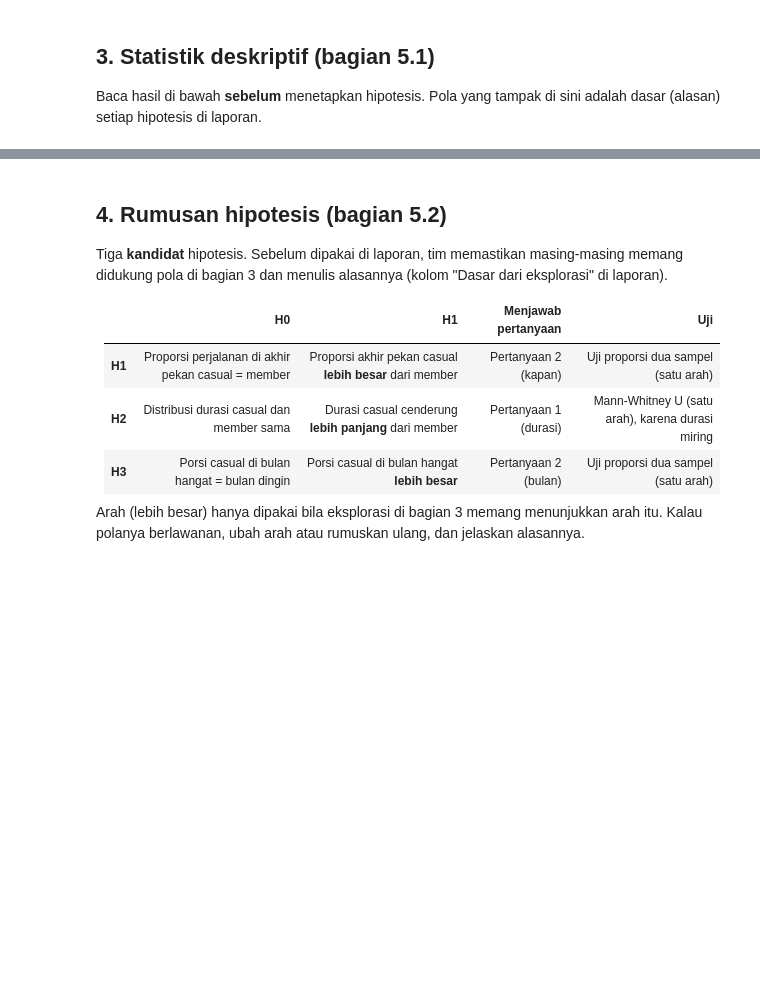
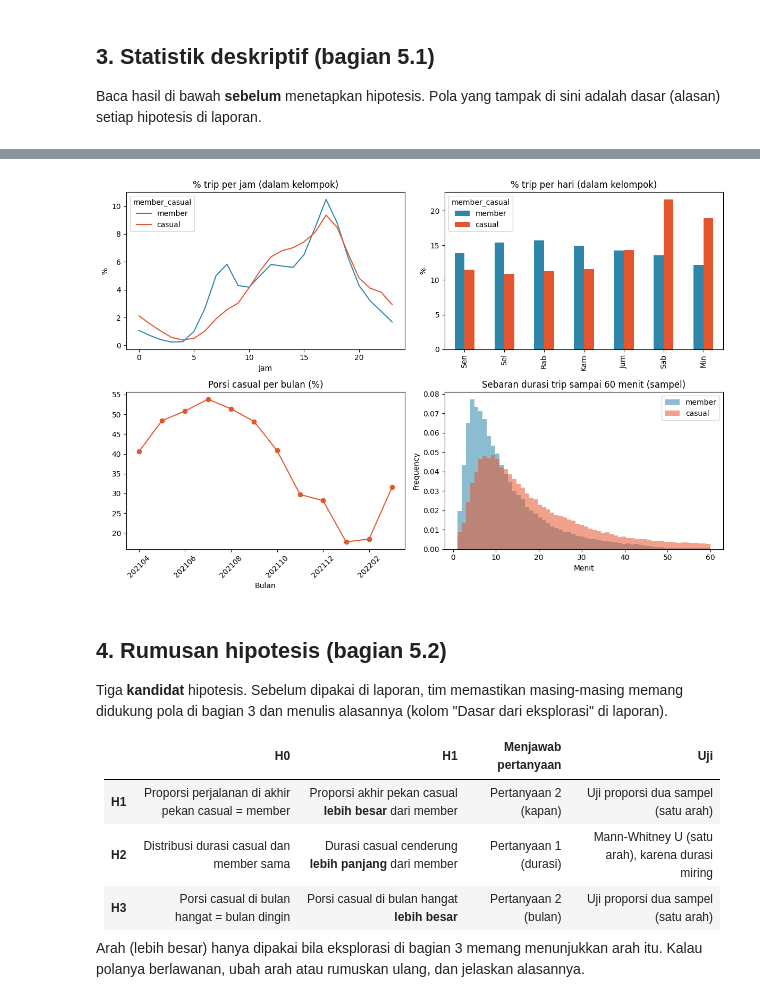
Before and after one commit to erenorren/cyclistic-pipeline, a Jupyter notebook: cyclistic_hipotesis.ipynb, the cells around one changed output, grey strips where cells are left out. Drawn from its saved outputs; the diff is of its cells as text; code cells hidden in the pictures; blank space fills up the shorter version.

```diff
--- a/cyclistic_hipotesis.ipynb
+++ b/cyclistic_hipotesis.ipynb
@@ -33,6 +33,10 @@ WEEKEND_DOW = [5, 6]           # 5 = Sabtu, 6 = Minggu (H1)
 BOOT_SAMPLE = 200_000
 BOOT_REPS = 500
 
+# Zona waktu: Silver menyimpan started_at dalam UTC, sedangkan data Divvy aslinya waktu lokal Chicago.
+SILVER_TZ = "UTC"              # zona waktu penyimpanan started_at di Silver. Isi None bila sudah waktu lokal
+LOCAL_TZ = "America/Chicago"   # zona waktu asli data Divvy
+
 SAMPLE_FRAC = None             # isi 0.2 untuk uji coba cepat
 # %% [markdown]
 ## 2. Memuat data
@@ -68,6 +72,8 @@ df = raw.loc[~flagged].copy()
 print(f"Dikeluarkan (false start / lebih dari 24 jam): {flagged.sum():,} | dipakai: {len(df):,}")
 
 df["started_at"] = pd.to_datetime(df["started_at"])
+if SILVER_TZ:   # ubah UTC -> waktu lokal Chicago sebelum menurunkan jam, hari, dan bulan
+    df["started_at"] = df["started_at"].dt.tz_localize(SILVER_TZ).dt.tz_convert(LOCAL_TZ).dt.tz_localize(None)
 df["dow"] = df["started_at"].dt.dayofweek.astype("int8")
 df["hour"] = df["started_at"].dt.hour.astype("int8")
 df["month"] = df["started_at"].dt.month.astype("int8")
@@ -81,4 +87,11 @@ if SAMPLE_FRAC:
     df = df.sample(frac=SAMPLE_FRAC, random_state=RANDOM_STATE).reset_index(drop=True)
     print("Mode sampel (hanya uji coba):", f"{len(df):,}")
 print("Periode (bulan):", df["year_month"].min(), "sampai", df["year_month"].max())
+
+# Pemeriksaan zona waktu: di Chicago, jam tersibuk member biasanya sekitar jam 16-18 (pulang kerja)
+top_hours = df[df["member_casual"] == "member"]["hour"].value_counts().head(3).index.tolist()
+print("Jam tersibuk member:", top_hours, "(harapan: sekitar 16-18 untuk waktu lokal Chicago)")
+if not set(top_hours) & {16, 17, 18}:
+    print("PERINGATAN: jam puncak tidak sesuai harapan. Periksa pengaturan SILVER_TZ dan LOCAL_TZ.")
+print("Bulan di luar April 2021 - Maret 2022:", df.loc[~df["year_month"].between(202104, 202203), "year_month"].value_counts().to_dict())
 df.head()
@@ -123,24 +167,26 @@ print("Tabel deskriptif tersimpan di", OUTPUT_DIR)
 # %%
 fig, ax = plt.subplots(2, 2, figsize=(12, 8))
 colors = {"casual": "#E4572E", "member": "#2E86AB"}
 
 hour = df.groupby(["hour", "member_casual"], observed=True).size().unstack(fill_value=0)
 (hour / hour.sum() * 100).plot(ax=ax[0, 0], color=colors, title="% trip per jam (dalam kelompok)", xlabel="Jam", ylabel="%")
 
 day = df.groupby(["dow", "member_casual"], observed=True).size().unstack(fill_value=0)
 (day / day.sum() * 100).set_axis(["Sen", "Sel", "Rab", "Kam", "Jum", "Sab", "Min"]).plot.bar(
     ax=ax[0, 1], color=colors, title="% trip per hari (dalam kelompok)", ylabel="%")
 
-by_month["persen_casual"].plot(ax=ax[1, 0], marker="o", color=colors["casual"], title="Porsi casual per bulan (%)", xlabel="Bulan")
+by_month["persen_casual"].set_axis(by_month.index.astype(str)).plot(ax=ax[1, 0], marker="o", rot=45, color=colors["casual"], title="Porsi casual per bulan (%)", xlabel="Bulan")
 
 sample = df.sample(n=min(300_000, len(df)), random_state=RANDOM_STATE)
 for u, g in sample.groupby("member_casual", observed=True):
-    g["duration"].clip(upper=60).plot.hist(ax=ax[1, 1], bins=60, alpha=.55, density=True, color=colors[u], label=u)
-ax[1, 1].set_title("Sebaran durasi (dipotong 60 menit, sampel)"); ax[1, 1].set_xlabel("Menit"); ax[1, 1].legend()
+    g.loc[g["duration"] <= 60, "duration"].plot.hist(ax=ax[1, 1], bins=60, alpha=.55, density=True, color=colors[u], label=u)
+ax[1, 1].set_title("Sebaran durasi trip sampai 60 menit (sampel)"); ax[1, 1].set_xlabel("Menit"); ax[1, 1].legend()
 
 plt.tight_layout()
 plt.savefig(OUTPUT_DIR / "statistik_deskriptif.png", dpi=150)
 plt.show()
+# %% [output]
+[figure, added]
 # %% [markdown]
 ## 4. Rumusan hipotesis (bagian 5.2)
 
```
Also changed, not shown: parts of 3 cells of this notebook, 13 other files.
